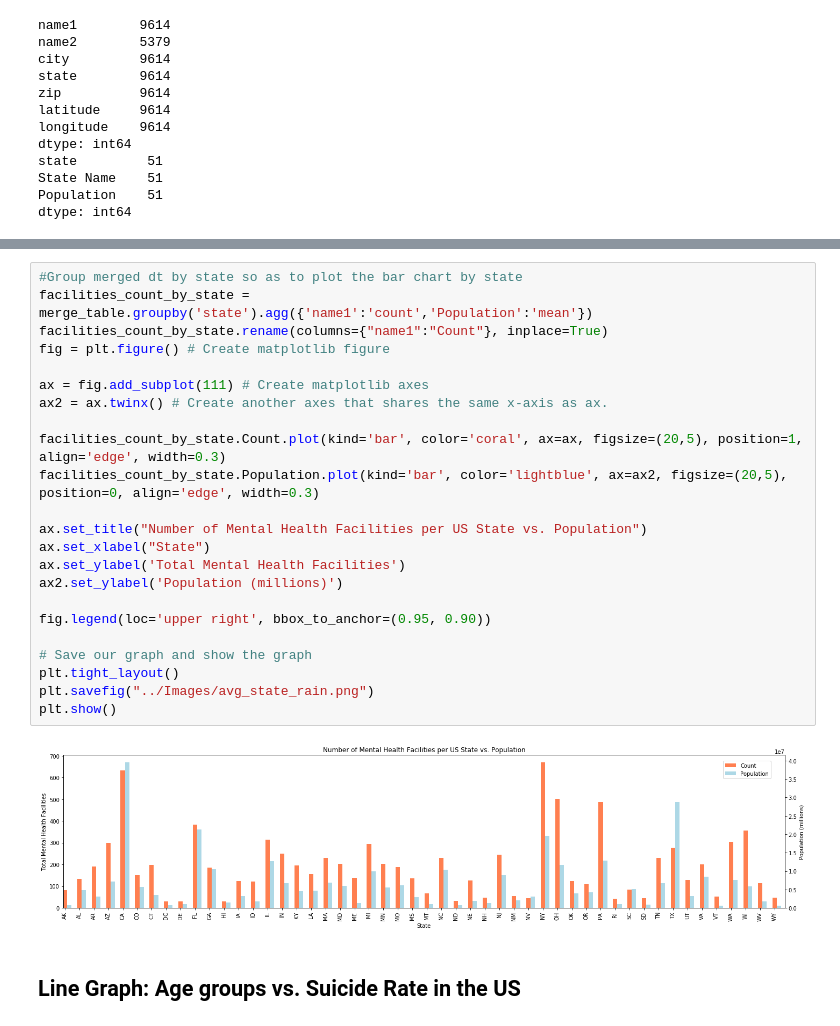
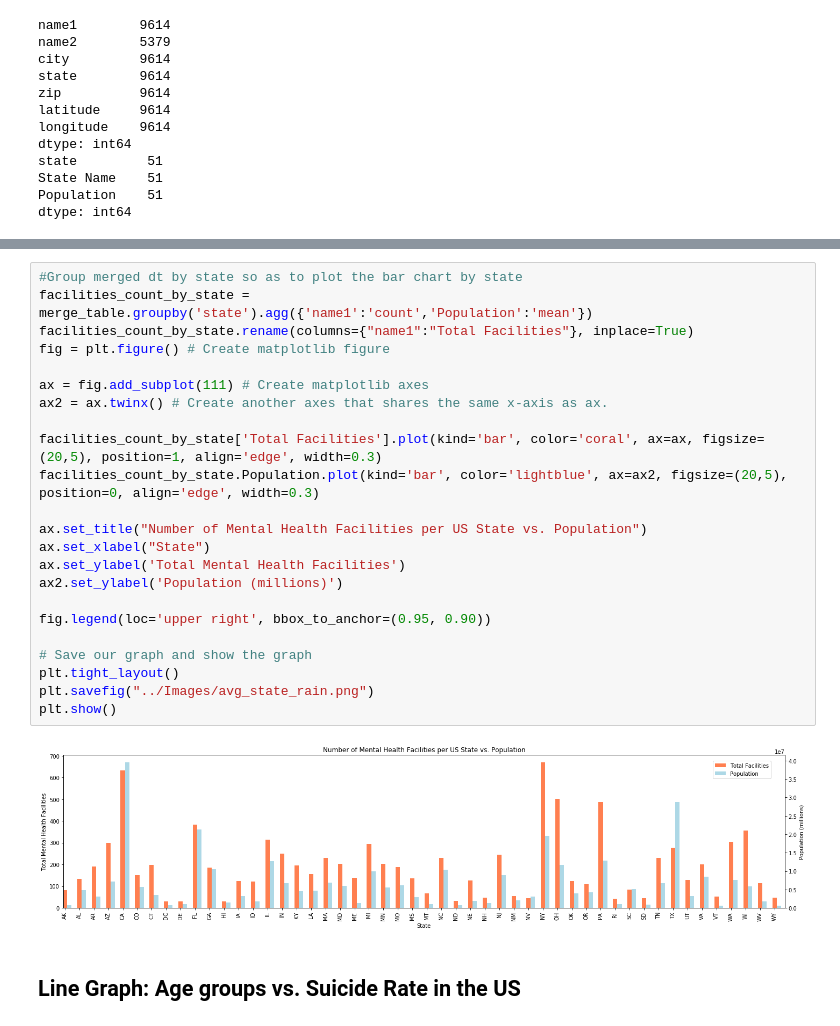
Before and after one commit to aeclaman/Project1, a Jupyter notebook: notebooks/graphs.ipynb, the cells around one changed output, grey strips where cells are left out. Cells and saved outputs as stored; diff of their text form.

```diff
--- a/notebooks/graphs.ipynb
+++ b/notebooks/graphs.ipynb
@@ -72,28 +72,28 @@ merge_table.head()
 # %%
 #Group merged dt by state so as to plot the bar chart by state
 facilities_count_by_state = merge_table.groupby('state').agg({'name1':'count','Population':'mean'})
-facilities_count_by_state.rename(columns={"name1":"Count"}, inplace=True)
+facilities_count_by_state.rename(columns={"name1":"Total Facilities"}, inplace=True)
 fig = plt.figure() # Create matplotlib figure
 
 ax = fig.add_subplot(111) # Create matplotlib axes
 ax2 = ax.twinx() # Create another axes that shares the same x-axis as ax.
 
-facilities_count_by_state.Count.plot(kind='bar', color='coral', ax=ax, figsize=(20,5), position=1, align='edge', width=0.3)
+facilities_count_by_state['Total Facilities'].plot(kind='bar', color='coral', ax=ax, figsize=(20,5), position=1, align='edge', width=0.3)
 facilities_count_by_state.Population.plot(kind='bar', color='lightblue', ax=ax2, figsize=(20,5), position=0, align='edge', width=0.3)
 
 ax.set_title("Number of Mental Health Facilities per US State vs. Population")
 ax.set_xlabel("State")
 ax.set_ylabel('Total Mental Health Facilities')
 ax2.set_ylabel('Population (millions)')
 
 fig.legend(loc='upper right', bbox_to_anchor=(0.95, 0.90))
 
 # Save our graph and show the graph
 plt.tight_layout()
 plt.savefig("../Images/avg_state_rain.png")
 plt.show()
 # %% [output]
-[figure, old version]
+[figure, new version]
 # %% [markdown]
 ## Line Graph: Age groups vs. Suicide Rate in the US
 # %%
```
Also changed, not shown: parts of 1 cell of this notebook, 2 other files.
